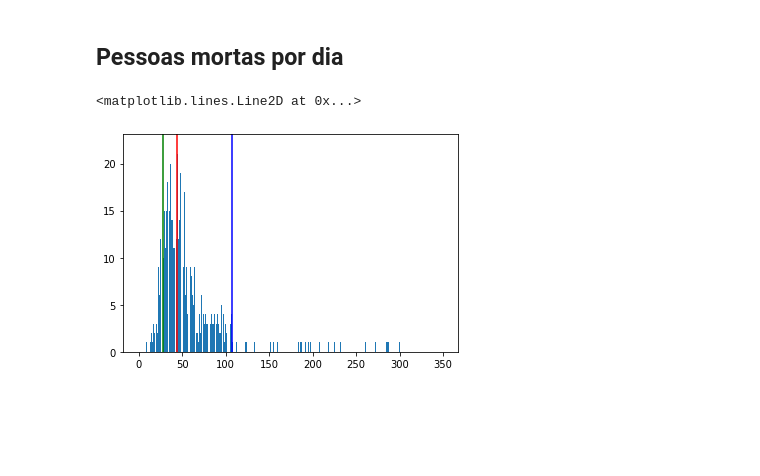
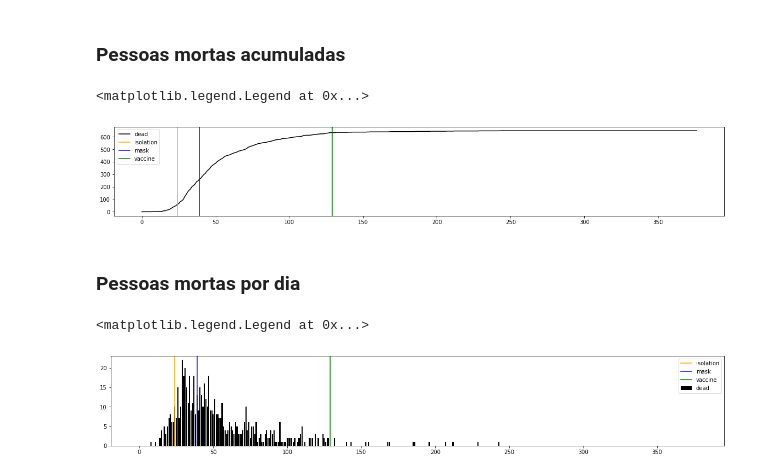
Before and after one commit to senavs/TTIC, a Jupyter notebook: notebooks/analytics.ipynb, the cells around one changed output. Saved outputs shown, nothing was run; the diff lists cells and outputs as text; code cells hidden in the pictures; blank space fills up the shorter version.

```diff
--- a/notebooks/analytics.ipynb
+++ b/notebooks/analytics.ipynb
@@ -56,2 +80,14 @@ plt.axvline(x=prevt['vaccine'].item(), color='blue')
+# %% [markdown]
+### Pessoas mortas acumuladas
+# %%
+plt.figure(figsize=(20,3))
+data = dead.sum(axis=1)
+
+plt.plot(data.values, color='black', label='dead')
+add_vertical_lines()
+plt.legend()
+# %% [output]
+<matplotlib.legend.Legend at 0x...>
+[figure, added]
 # %% [markdown]
-## Pessoas mortas por dia
+### Pessoas mortas por dia
@@ -70,8 +94,10 @@ b = dead.sum(axis=1)[:350]
-# %%
-plt.bar(b.index, b.values)
-plt.axvline(x=prevt['mask'].item(), color='red')
-plt.axvline(x=prevt['isolation'].item(), color='green')
-plt.axvline(x=prevt['vaccine'].item(), color='blue')
-# %% [output]
-<matplotlib.lines.Line2D at 0x...>
-[figure, removed]
+# %%
+plt.figure(figsize=(20,3))
+data = dead_by_day.sum(axis=1)
+
+plt.bar(data.index, data.values, color='black', label='dead')
+add_vertical_lines()
+plt.legend()
+# %% [output]
+<matplotlib.legend.Legend at 0x...>
+[figure, added]
```
Also changed, not shown: parts of 23 cells of this notebook.
